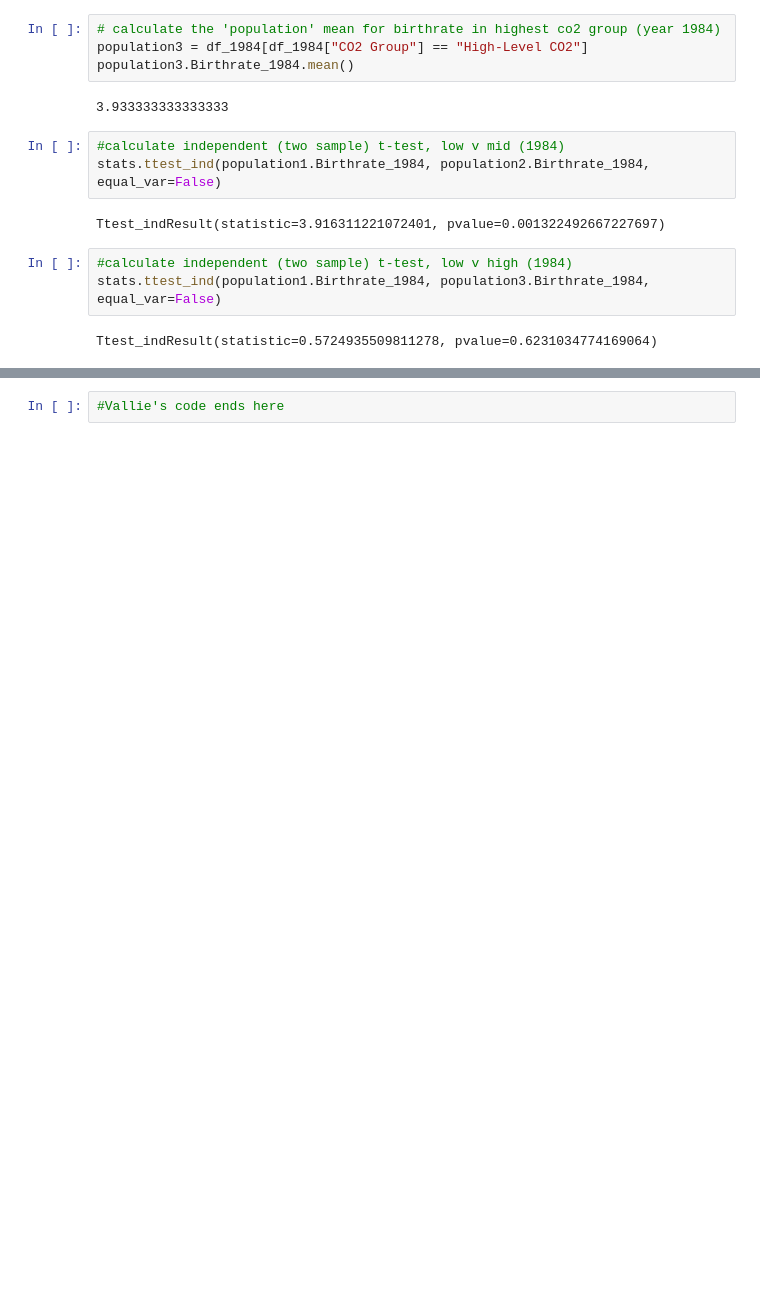
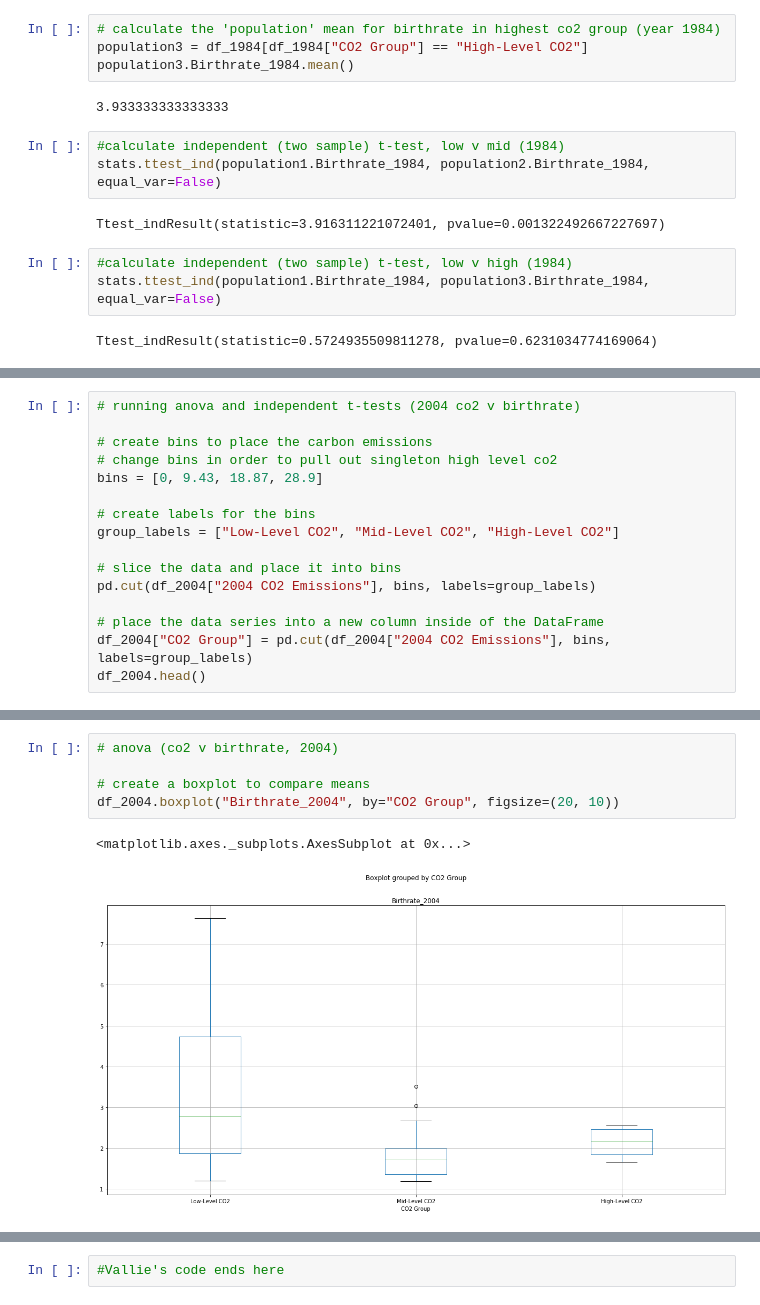
Before and after one commit to VallieTracy/project-one, a Jupyter notebook: Final Jupyter Notebook .ipynb, the cells around one changed output, grey strips where cells are left out. Saved outputs shown, nothing was run; the diff lists cells and outputs as text; blank space fills up the shorter version.

```diff
--- a/Final Jupyter Notebook .ipynb
+++ b/Final Jupyter Notebook .ipynb
@@ -602,0 +684,16 @@ Ttest_indResult(statistic=0.5724935509811278, pvalue=0.6231034774169064)
+# %%
+# running anova and independent t-tests (2004 co2 v birthrate)
+
+# create bins to place the carbon emissions
+# change bins in order to pull out singleton high level co2
+bins = [0, 9.43, 18.87, 28.9]
+
+# create labels for the bins
+group_labels = ["Low-Level CO2", "Mid-Level CO2", "High-Level CO2"]
+
+# slice the data and place it into bins
+pd.cut(df_2004["2004 CO2 Emissions"], bins, labels=group_labels)
+
+# place the data series into a new column inside of the DataFrame
+df_2004["CO2 Group"] = pd.cut(df_2004["2004 CO2 Emissions"], bins, labels=group_labels)
+df_2004.head()
@@ -602,0 +707,8 @@ Ttest_indResult(statistic=0.5724935509811278, pvalue=0.6231034774169064)
+# %%
+# anova (co2 v birthrate, 2004)
+
+# create a boxplot to compare means
+df_2004.boxplot("Birthrate_2004", by="CO2 Group", figsize=(20, 10))
+# %% [output]
+<matplotlib.axes._subplots.AxesSubplot at 0x...>
+[figure, added]
```
Also changed, not shown: parts of 27 cells of this notebook.
